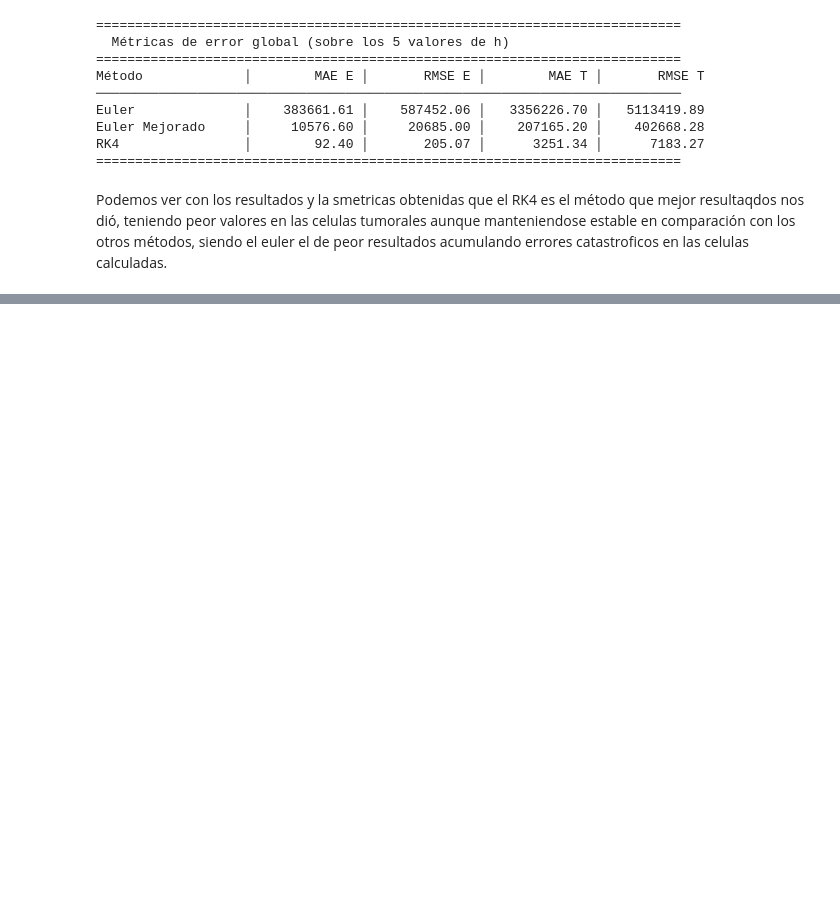
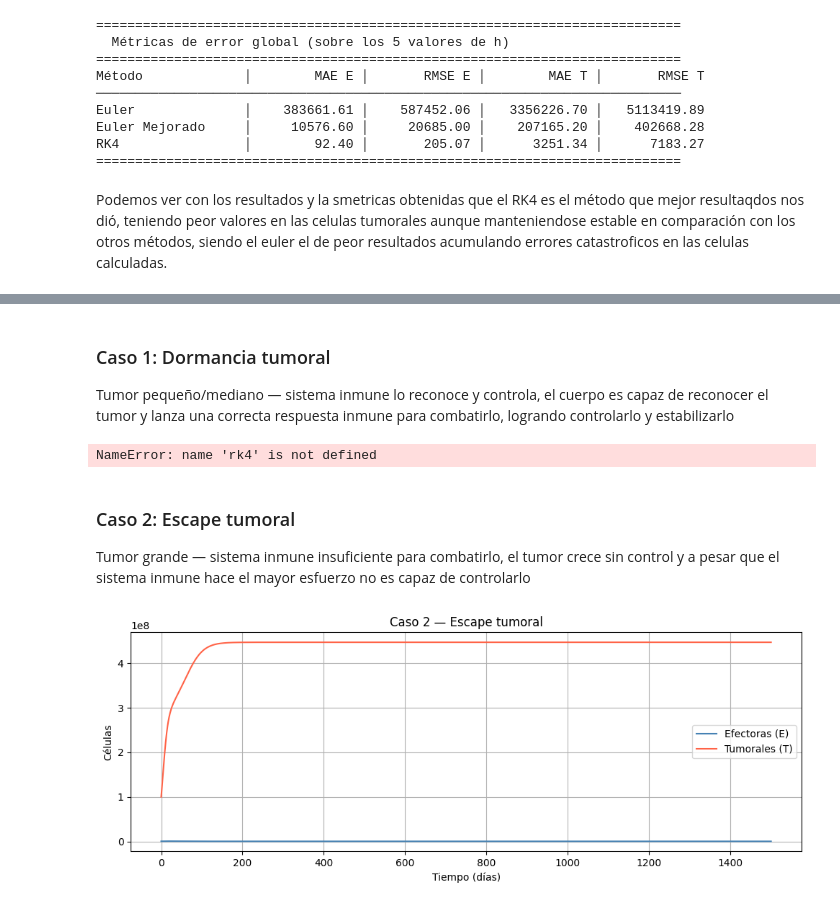
Before and after one commit to DavidVergaraA/CrecimientoTumoral, a Jupyter notebook: index.ipynb, the cells around one changed output, grey strips where cells are left out. Drawn from its saved outputs; the diff is of its cells as text; code cells hidden in the pictures; blank space fills up the shorter version.

```diff
--- a/index.ipynb
+++ b/index.ipynb
@@ -247,0 +273,56 @@ Podemos ver con los resultados y la smetricas obtenidas que el RK4 es el método
+# %% [markdown]
+### Caso 1: Dormancia tumoral
+
+Tumor pequeño/mediano — sistema inmune lo reconoce y controla, el cuerpo es capaz de reconocer el tumor y lanza una correcta respuesta inmune para combatirlo, logrando controlarlo y estabilizarlo
+# %%
+E0_c1 = 3.3e5
+T0_c1 = 1e6
+yi_c1  = [E0_c1, T0_c1]
+
+xFin_largo = 1500
+
+tiempoCaso1, solucionCaso1 = rk4(sistema, 0.5, xi, yi_c1, xFin_largo)
+
+E_c1 = [sol[0] for sol in solucionCaso1]
+T_c1 = [sol[1] for sol in solucionCaso1]
+
+plt.figure(figsize=(10, 4))
+plt.plot(tiempoCaso1, E_c1, label='Efectoras (E)', color='steelblue')
+plt.plot(tiempoCaso1, T_c1, label='Tumorales (T)', color='tomato')
+plt.xlabel('Tiempo (días)')
+plt.ylabel('Células')
+plt.title('Caso 1 — Dormancia tumoral')
+plt.legend()
+plt.grid(True)
+plt.tight_layout()
+plt.show()
+# %% [output]
+NameError: name 'rk4' is not defined
+# %% [markdown]
+### Caso 2: Escape tumoral
+Tumor grande — sistema inmune insuficiente para combatirlo, el tumor crece sin control y a pesar que el sistema inmune hace el mayor esfuerzo no es capaz de controlarlo
+# %%
+
+E0_c2 = 3.3e5
+T0_c2 = 1e8
+yi_c2  = [E0_c2, T0_c2]
+
+xFin_largo = 1500
+
+tiempoCaso2, solucionCaso2 = rk4(sistema, 0.5, xi, yi_c2, xFin_largo)
+
+E_c2 = [sol[0] for sol in solucionCaso2]
+T_c2 = [sol[1] for sol in solucionCaso2]
+
+plt.figure(figsize=(10, 4))
+plt.plot(tiempoCaso2, E_c2, label='Efectoras (E)', color='steelblue')
+plt.plot(tiempoCaso2, T_c2, label='Tumorales (T)', color='tomato')
+plt.xlabel('Tiempo (días)')
+plt.ylabel('Células')
+plt.title('Caso 2 — Escape tumoral')
+plt.legend()
+plt.grid(True)
+plt.tight_layout()
+plt.show()
+# %% [output]
+[figure, added]
```
Also changed, not shown: parts of 6 cells of this notebook, 2 other files.
